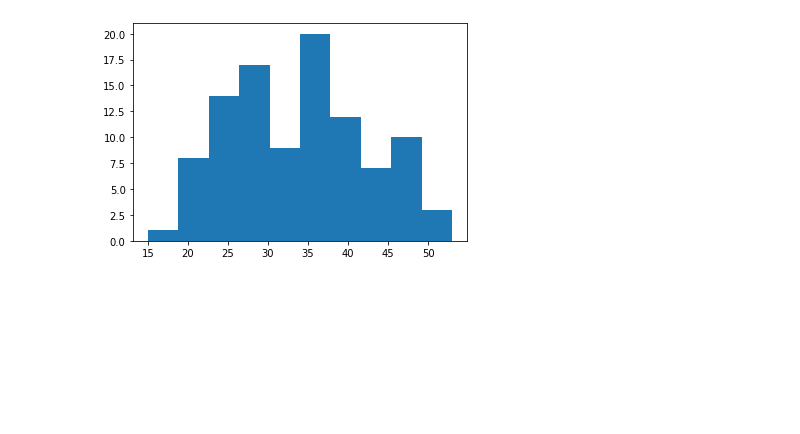
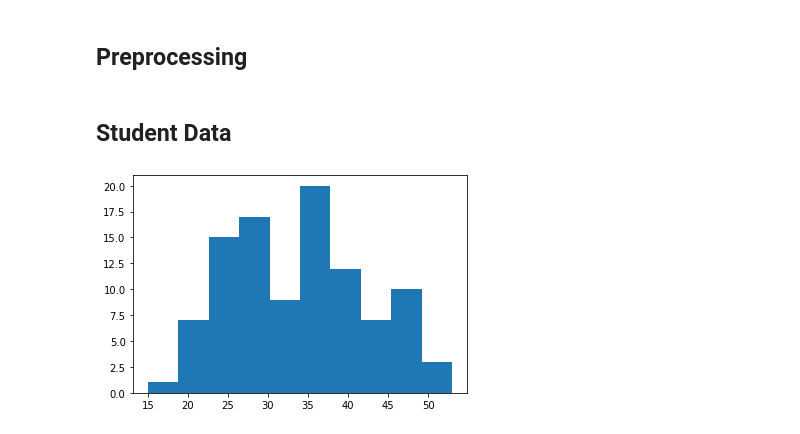
Before and after one commit to ankan17/dyslexia_project, a Jupyter notebook: data_analysis_english.ipynb, the cells around one changed output. Saved outputs shown, nothing was run; the diff lists cells and outputs as text; code cells hidden in the pictures; blank space fills up the shorter version.

Commit message:
Update data analysis

```diff
--- a/data_analysis_english.ipynb
+++ b/data_analysis_english.ipynb
@@ -31 +19,21 @@ df.head()
+# %% [markdown]
+## Preprocessing
+# %%
+# Preprocessing
+df = df.applymap(lambda s: s.strip().lower() if type(s) == str else s)
+df.head()
+
+# Build required data structures
+subjects = [r[0] for i,r in df.iterrows() if i != 0]
+
+words = df[df['Subject'] == "original"].values.tolist()[0][1:]
+
+data = {s:[] for s in subjects}
+for s, row in df.iterrows():
+    if s != 0:
+        for i, word in enumerate(row[1:]):
+            data[subjects[s-1]].append({'original': words[i], 'pronounced': word})
+# data['5.1']
+# %% [markdown]
+## Student Data
 # %%
@@ -36,17 +44,12 @@ def calculate_score_subject(subject):
         return sum([1 if x == y else 0 for x,y in zip(pronounced,original)])
     except:
         print(pronounced)
-# %%
-# Histogram
-scores, subjects = [], []
-for i,row in tqdm(enumerate(df.iterrows())):
-    if i != 0:
-        subjects.append(row[1][0])
-        scores.append(calculate_score_subject(row[1][0]))
-
-plt.hist(scores, bins=10)
-plt.show()
-# %% [output]
-[figure, removed]
+# %%
+# Histogram
+scores = [calculate_score(x) for x in subjects]
+plt.hist(scores, bins=10)
+plt.show()
+# %% [output]
+[figure, added]
 # %%
 # Classwise bar plots
```
Also changed, not shown: parts of 6 cells of this notebook.
